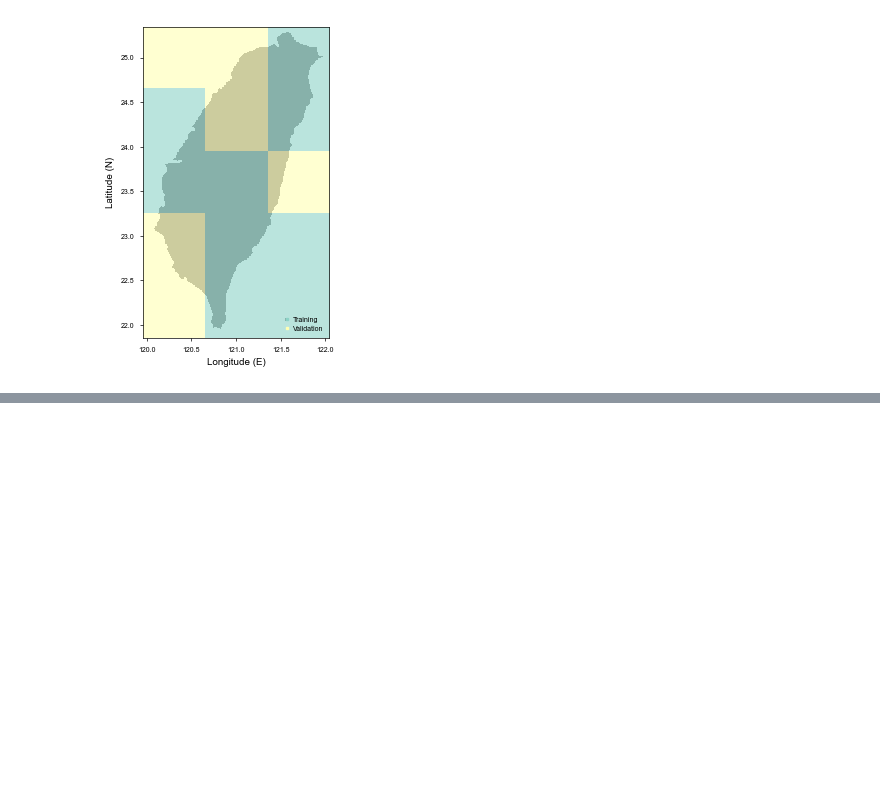
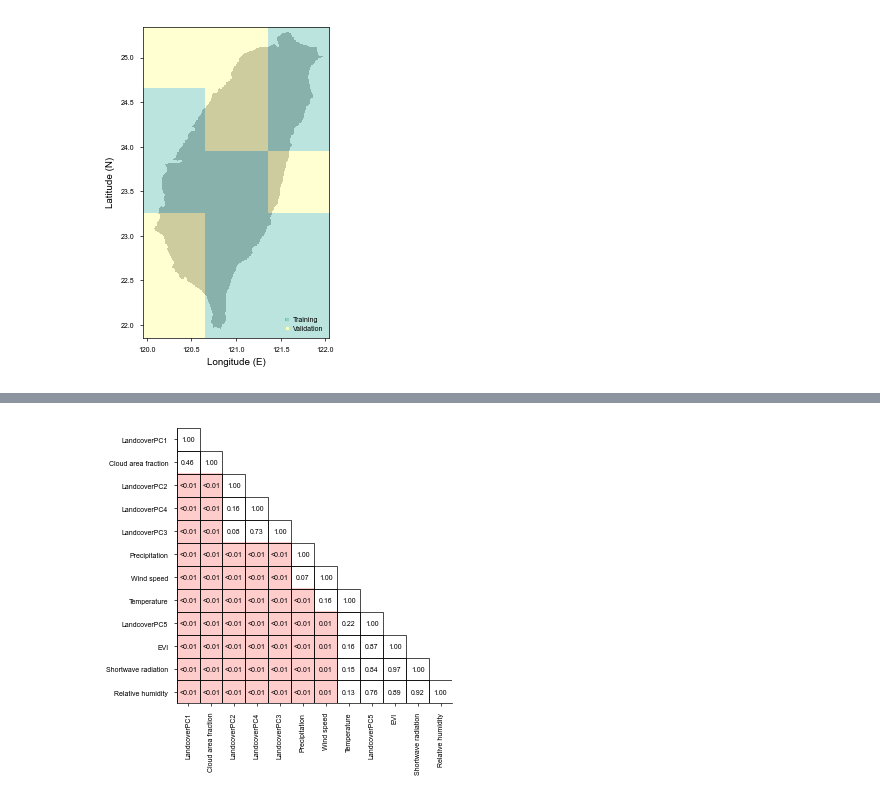
Before and after one commit to yuhinas/DeepSDM, a Jupyter notebook: Supplementary.ipynb, the cells around one changed output, grey strips where cells are left out. Cells and saved outputs as stored; diff of their text form; code cells hidden in the pictures; blank space fills up the shorter version.

```diff
--- a/Supplementary.ipynb
+++ b/Supplementary.ipynb
@@ -328,0 +418,70 @@ plt.show()
+# %%
+from scipy.stats import levene
+
+# 重新計算 p-value 矩陣（使用 Levene's Test）
+p_value_matrix_sorted = pd.DataFrame(np.ones((len(sorted_env_factors), len(sorted_env_factors))),
+                                     index=sorted_env_factors, columns=sorted_env_factors)
+
+for i, factor1 in enumerate(sorted_env_factors):
+    for j, factor2 in enumerate(sorted_env_factors):
+        # 設置對角線值為 1
+        if i == j:
+            p_value_matrix_sorted.loc[factor1, factor2] = 1.0
+        else:
+            _, p_value = levene(df_attention_order[factor1], df_attention_order[factor2])
+            p_value_matrix_sorted.loc[factor1, factor2] = p_value
+            p_value_matrix_sorted.loc[factor2, factor1] = p_value  # 對稱填充
+
+# 轉換 p-value 矩陣為 NumPy 陣列
+p_value_array = p_value_matrix_sorted.to_numpy()
+
+threshold = 0.05
+custom_cmap = ListedColormap(["red", "white"])
+
+# 創建布林遮罩：小於 0.05（紅色），大於等於 0.05（白色）
+color_mask = np.where(p_value_array < threshold, 0, 1)  # 0: 紅色, 1: 白色
+
+# 創建右上三角形 mask（包含對角線），用 NaN 隱藏
+upper_triangle_mask = np.triu(np.ones_like(p_value_array, dtype=bool), k=1)
+color_mask = np.where(upper_triangle_mask, np.nan, color_mask)
+
+# 繪製 p-value 矩陣（使用 ax.imshow）
+fig, ax = plt.subplots(figsize=mm2inch(90, 90), constrained_layout=True)
+
+# 顯示矩陣，應用自定義 colormap
+ax.imshow(color_mask, cmap=custom_cmap, interpolation='nearest', alpha=0.2)
+
+# 設置坐標標籤
+ax.set_xticks(np.arange(len(sorted_env_factors)))
+ax.set_yticks(np.arange(len(sorted_env_factors)))
+ax.set_xticklabels(sorted_env_factors, rotation=90)
+ax.set_yticklabels(sorted_env_factors)
+
+# 手動繪製左下三角形（包含對角線）的框線
+for i in range(len(sorted_env_factors)):
+    for j in range(len(sorted_env_factors)):
+        if i >= j:  # 只繪製左下三角的框線
+            rect = plt.Rectangle((j - 0.5, i - 0.5), 1, 1, fill=False, edgecolor='black', linewidth=0.5)
+            ax.add_patch(rect)
+
+# 在矩陣中標記 p-value（僅左下三角，右上三角留空白）
+for i in range(len(sorted_env_factors)):
+    for j in range(len(sorted_env_factors)):
+        if i >= j:  # 只顯示左下三角和對角線部分
+            p_val = p_value_matrix_sorted.iloc[i, j]
+            if round(p_val, 2) < 0.01:
+                text = "<0.01"
+            else:
+                text = f"{round(p_val, 2):.2f}"  # 四捨五入到 0.01
+            ax.text(j, i, text, ha='center', va='center', color='black', fontsize=5,)
+
+# 隱藏上方與右方的邊線
+ax.spines['top'].set_visible(False)
+ax.spines['right'].set_visible(False)
+
+plt.savefig(os.path.join(plot_path_attentionstats, 'variance_test.pdf'), transparent=True, dpi=500)
+
+# 顯示圖表
+plt.show()
+# %% [output]
+[figure, added]
```
Also changed, not shown: parts of 1 cell of this notebook, 1 other file.
